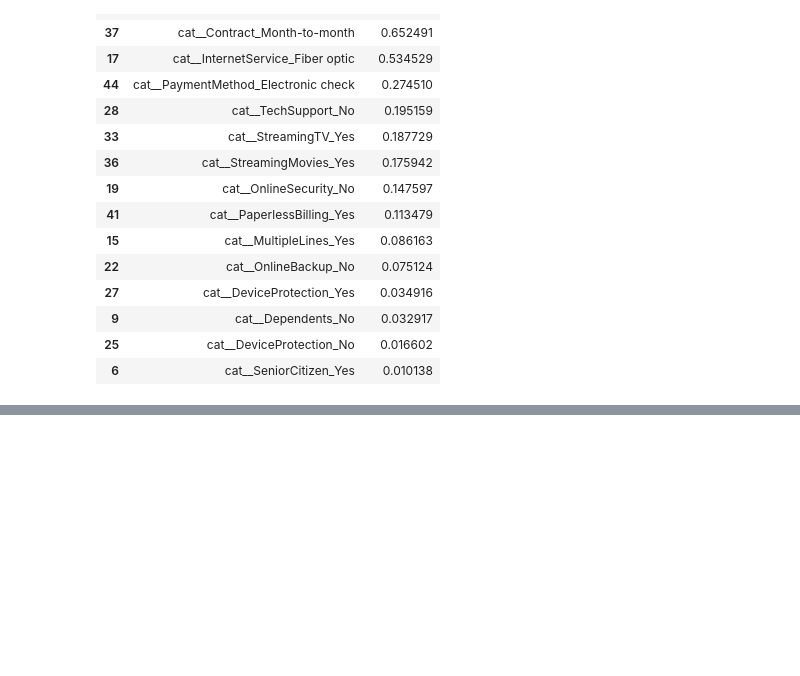
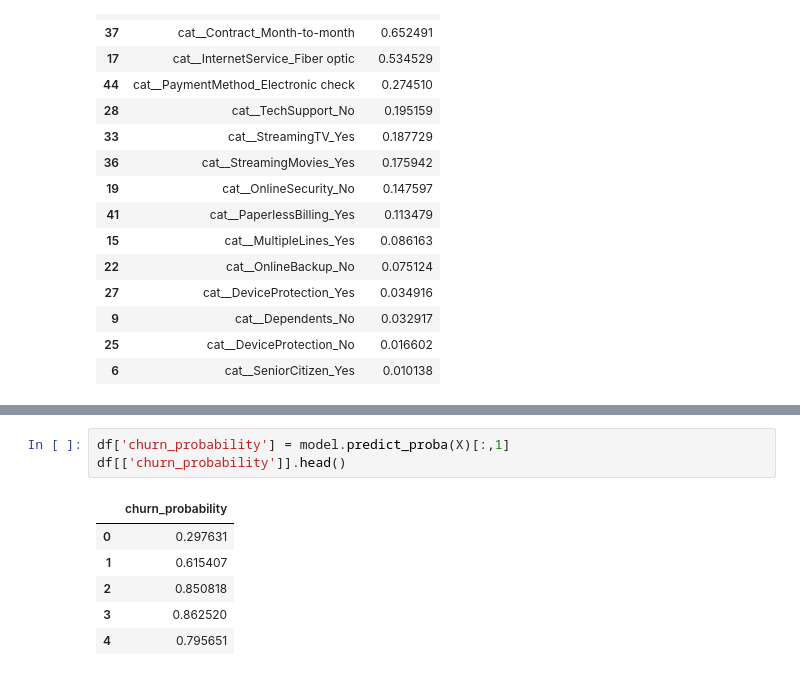
Before and after one commit to alexandre-sbrissia/challenge-Telecon-X-2, a Jupyter notebook: TelleconX.ipynb, the cells around one changed output, grey strips where cells are left out. Drawn from its saved outputs; the diff is of its cells as text; blank space fills up the shorter version.

```diff
--- a/TelleconX.ipynb
+++ b/TelleconX.ipynb
@@ -258,0 +333,10 @@ importance.head(15)
+# %%
+df['churn_probability'] = model.predict_proba(X)[:,1]
+df[['churn_probability']].head()
+# %% [output]
+|  | churn_probability |
+| 0 | 0.297631 |
+| 1 | 0.615407 |
+| 2 | 0.850818 |
+| 3 | 0.862520 |
+| 4 | 0.795651 |
```
Also changed, not shown: parts of 4 cells of this notebook.
